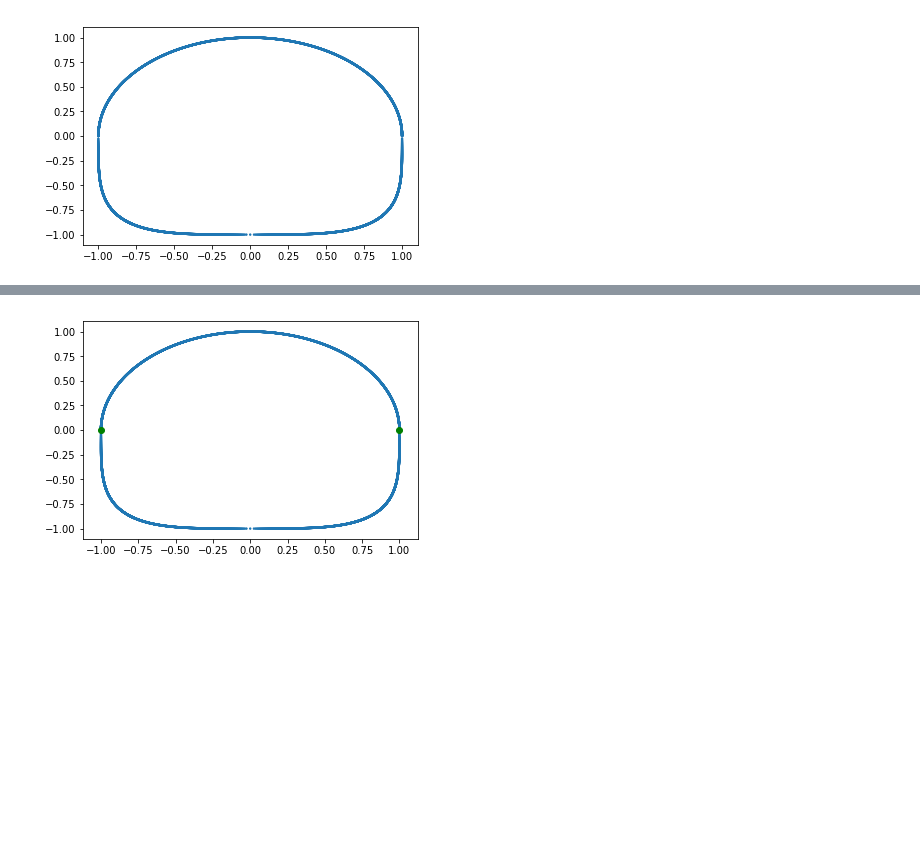
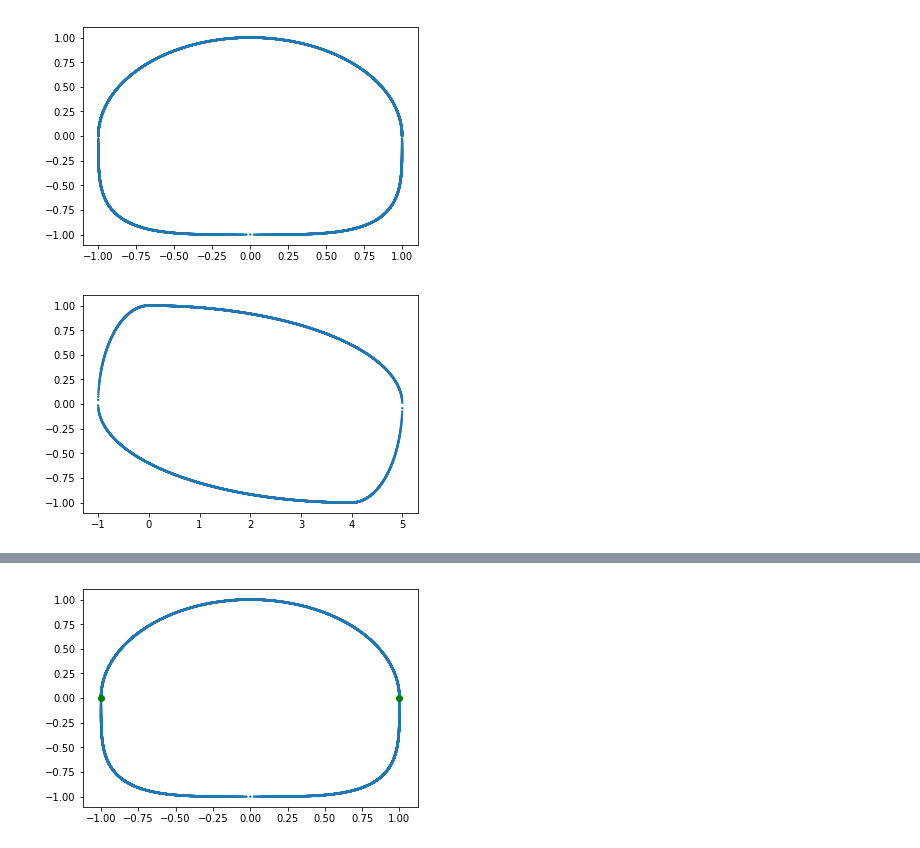
Before and after one commit to D3migod/Ovals, a Jupyter notebook: ovals.ipynb, the cells around one changed output, grey strips where cells are left out. Cells and saved outputs as stored; diff of their text form; code cells hidden in the pictures; blank space fills up the shorter version.

Commit message:
Added circle and ellipse

```diff
--- a/ovals.ipynb
+++ b/ovals.ipynb
@@ -17,6 +17,15 @@ class Figure:
             plt.scatter(px, py, c = 'green')
         plt.show()
 
+class Ellipse(Figure):
+    def __init__(self, a, b, pointCount):
+        super(Ellipse, self).__init__()
+        for x in np.linspace(-10, 10, num=pointCount):
+            self.points.append((x, b / a * (a ** 2 - x ** 2) ** 0.5))
+
+class Circle(Ellipse):
+    def __init__(self, r, pointCount):
+        super(Circle, self).__init__(r, r, pointCount)
 
 class SuperEllipseHalfed(Figure):
     def __init__(self, aOne, bOne, nOne, aTwo, bTwo, nTwo, pointCount):
@@ -35,11 +44,44 @@ class SuperEllipseHalfed(Figure):
             x = a*pow(abs(cosTheta), 2/n)* np.sign(cosTheta)
             y = b*pow(abs(sinTheta), 2/n)* np.sign(sinTheta)
             self.points.append((x, y))
+
+class Oval(Figure):
+    def __init__(self, e1, e2, center, pointCount):
+        super(Oval, self).__init__()
+        points = []
+        points += list(filter(
+            lambda p: (
+                p[0] < 0 and
+                p[1] > 0
+            ), e2.points
+        ))
+        points += list(filter(
+            lambda p: (
+                p[1] >= 0 and
+                p[0] >= 0
+            ), e1.points
+        ))
+        points += [(2 * center[0] - p[0], 2 * center[1] - p[1]) for p in points]
+        y_pos = list(filter(lambda p: p[1] >= 0, points))
+        y_neg = list(filter(lambda p: p[1] < 0, points))
+        y_pos = sorted(y_pos, key=lambda p: math.acos(p[0]/((p[0]**2 + p[1]**2) ** 0.5)))
+        y_neg = sorted(y_neg, key=lambda p: math.acos(p[0]/((p[0]**2 + p[1]**2) ** 0.5)), reverse=True)
+#         y_pos, y_neg = self.filter_nearest(y_pos, self.step), self.filter_nearest(y_neg, self.step)
+        self.points = y_pos + y_neg
 # %%
 superEllipseHalfed = SuperEllipseHalfed(1, 1, 2, 1, 1, 4, 10000)
 superEllipseHalfed.draw()
 # %% [output]
 [figure]
+# %%
+e1 = Ellipse(5, 1, 10000)
+e2 = Circle(1, 10000)
+center = (2, 0)
+
+oval = Oval(e1, e2, center, 10000)
+oval.draw()
+# %% [output]
+[figure, added]
 # %%
 class PivotPointsFinder:
     def __init__(self, points, startingCenterIndex, count):
```
Also changed, not shown: parts of 3 cells of this notebook.
